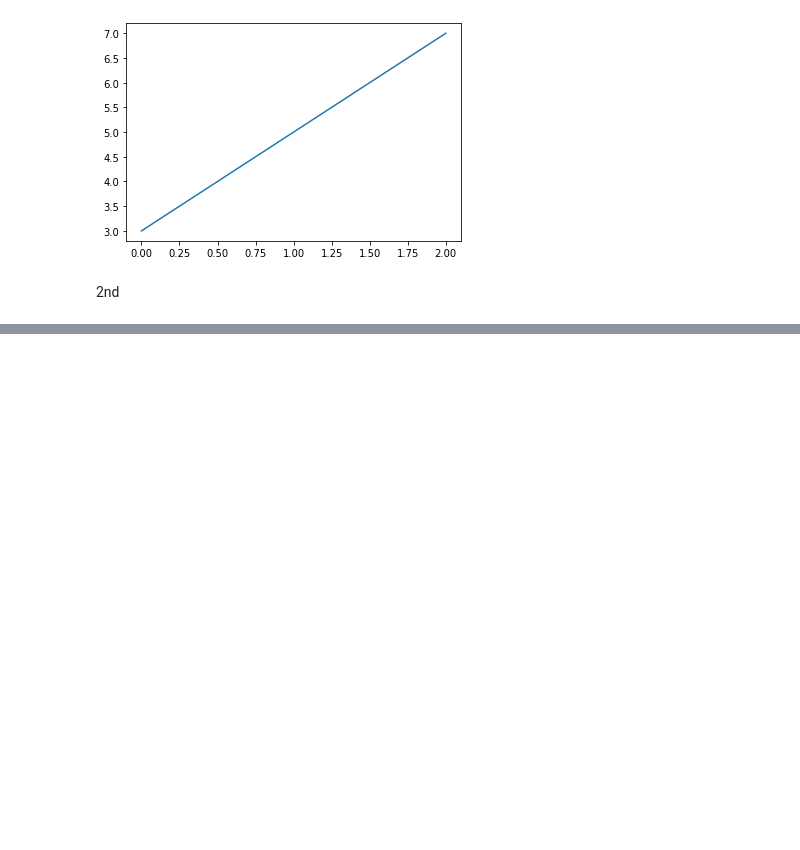
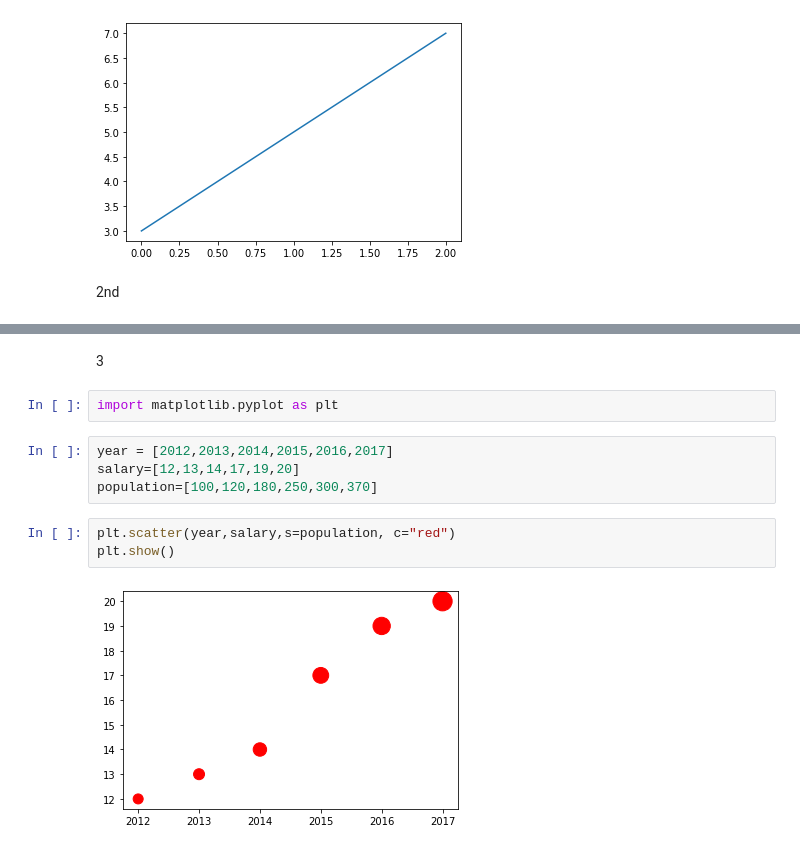
Before and after one commit to HarshAgrawal25/python, a Jupyter notebook: Data science/Plotting Graph.ipynb, the cells around one changed output, grey strips where cells are left out. Saved outputs shown, nothing was run; the diff lists cells and outputs as text; blank space fills up the shorter version.

Commit message:
matplotlib

```diff
--- a/Data science/Plotting Graph.ipynb
+++ b/Data science/Plotting Graph.ipynb
@@ -57,0 +59,13 @@ Text(2, 80, 'harsh')
+# %% [markdown]
+ 3
+# %%
+import matplotlib.pyplot as plt
+# %%
+year = [2012,2013,2014,2015,2016,2017]
+salary=[12,13,14,17,19,20]
+population=[100,120,180,250,300,370]
+# %%
+plt.scatter(year,salary,s=population, c="red")
+plt.show()
+# %% [output]
+[figure, added]
```
Also changed, not shown: parts of 1 cell of this notebook.
